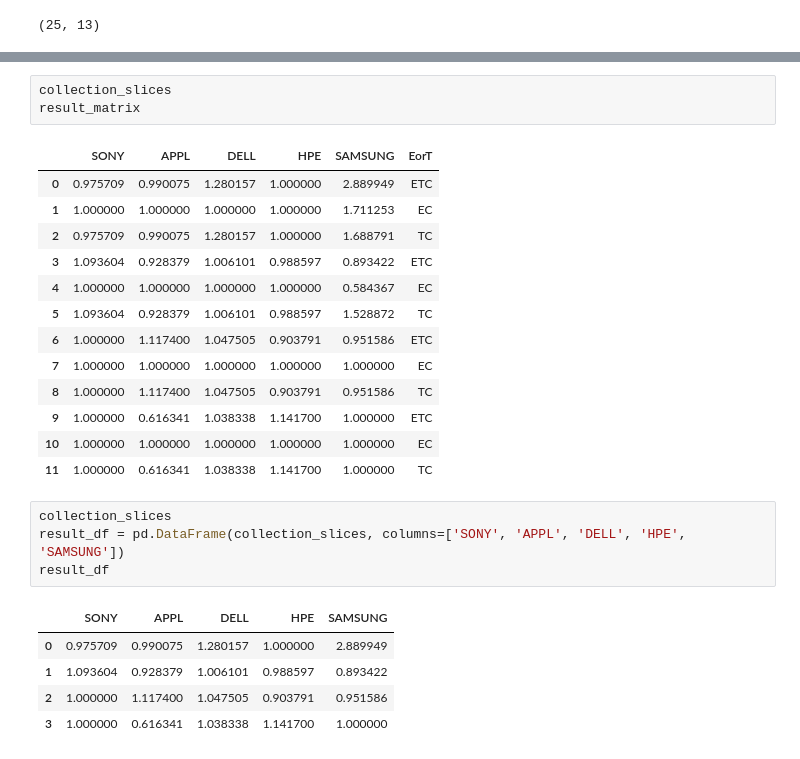
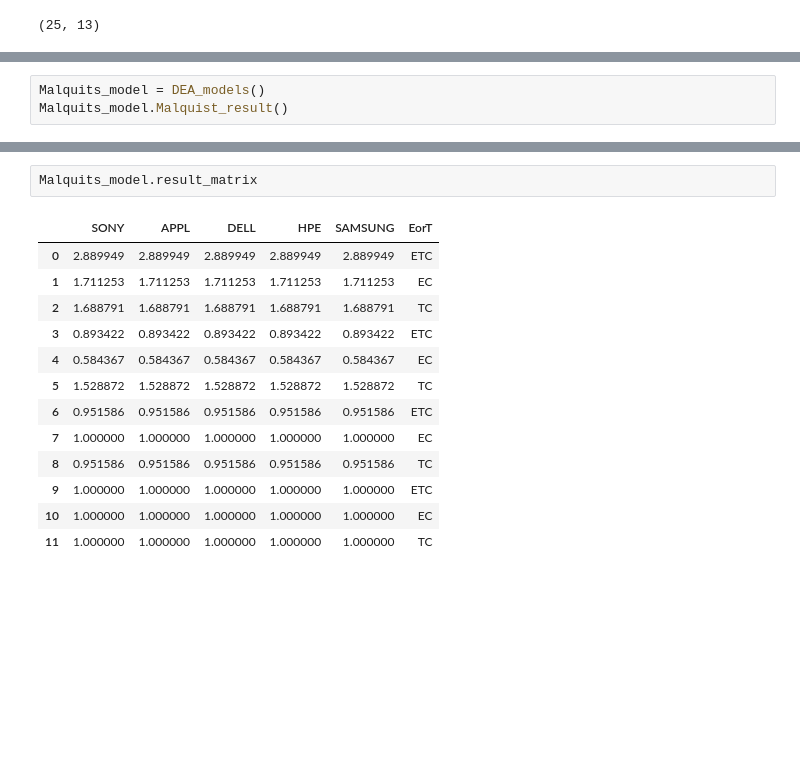
Before and after one commit to qweqwedfa/Modelling_Group, a Jupyter notebook: DEA_Malmquist_2.ipynb, the cells around one changed output, grey strips where cells are left out. Drawn from its saved outputs; the diff is of its cells as text; blank space fills up the shorter version.

```diff
--- a/DEA_Malmquist_2.ipynb
+++ b/DEA_Malmquist_2.ipynb
@@ -158,0 +114,3 @@ Total time (CPU seconds):       0.00   (Wallclock seconds):       0.00
+# %%
+Malquits_model = DEA_models()
+Malquits_model.Malquist_result()
@@ -159,27 +135,16 @@ Total time (CPU seconds):       0.00   (Wallclock seconds):       0.00
 # %%
-collection_slices
-result_matrix
+Malquits_model.result_matrix
 # %% [output]
 |  | SONY | APPL | DELL | HPE | SAMSUNG | EorT |
-| 0 | 0.975709 | 0.990075 | 1.280157 | 1.000000 | 2.889949 | ETC |
-| 1 | 1.000000 | 1.000000 | 1.000000 | 1.000000 | 1.711253 | EC |
-| 2 | 0.975709 | 0.990075 | 1.280157 | 1.000000 | 1.688791 | TC |
-| 3 | 1.093604 | 0.928379 | 1.006101 | 0.988597 | 0.893422 | ETC |
-| 4 | 1.000000 | 1.000000 | 1.000000 | 1.000000 | 0.584367 | EC |
-| 5 | 1.093604 | 0.928379 | 1.006101 | 0.988597 | 1.528872 | TC |
-| 6 | 1.000000 | 1.117400 | 1.047505 | 0.903791 | 0.951586 | ETC |
+| 0 | 2.889949 | 2.889949 | 2.889949 | 2.889949 | 2.889949 | ETC |
+| 1 | 1.711253 | 1.711253 | 1.711253 | 1.711253 | 1.711253 | EC |
+| 2 | 1.688791 | 1.688791 | 1.688791 | 1.688791 | 1.688791 | TC |
+| 3 | 0.893422 | 0.893422 | 0.893422 | 0.893422 | 0.893422 | ETC |
+| 4 | 0.584367 | 0.584367 | 0.584367 | 0.584367 | 0.584367 | EC |
+| 5 | 1.528872 | 1.528872 | 1.528872 | 1.528872 | 1.528872 | TC |
+| 6 | 0.951586 | 0.951586 | 0.951586 | 0.951586 | 0.951586 | ETC |
 | 7 | 1.000000 | 1.000000 | 1.000000 | 1.000000 | 1.000000 | EC |
-| 8 | 1.000000 | 1.117400 | 1.047505 | 0.903791 | 0.951586 | TC |
-| 9 | 1.000000 | 0.616341 | 1.038338 | 1.141700 | 1.000000 | ETC |
+| 8 | 0.951586 | 0.951586 | 0.951586 | 0.951586 | 0.951586 | TC |
+| 9 | 1.000000 | 1.000000 | 1.000000 | 1.000000 | 1.000000 | ETC |
 | 10 | 1.000000 | 1.000000 | 1.000000 | 1.000000 | 1.000000 | EC |
-| 11 | 1.000000 | 0.616341 | 1.038338 | 1.141700 | 1.000000 | TC |
+| 11 | 1.000000 | 1.000000 | 1.000000 | 1.000000 | 1.000000 | TC |
-# %%
-collection_slices
-result_df = pd.DataFrame(collection_slices, columns=['SONY', 'APPL', 'DELL', 'HPE', 'SAMSUNG'])
-result_df
-# %% [output]
-|  | SONY | APPL | DELL | HPE | SAMSUNG |
-| 0 | 0.975709 | 0.990075 | 1.280157 | 1.000000 | 2.889949 |
-| 1 | 1.093604 | 0.928379 | 1.006101 | 0.988597 | 0.893422 |
-| 2 | 1.000000 | 1.117400 | 1.047505 | 0.903791 | 0.951586 |
-| 3 | 1.000000 | 0.616341 | 1.038338 | 1.141700 | 1.000000 |
```
Also changed, not shown: parts of 7 cells of this notebook.
